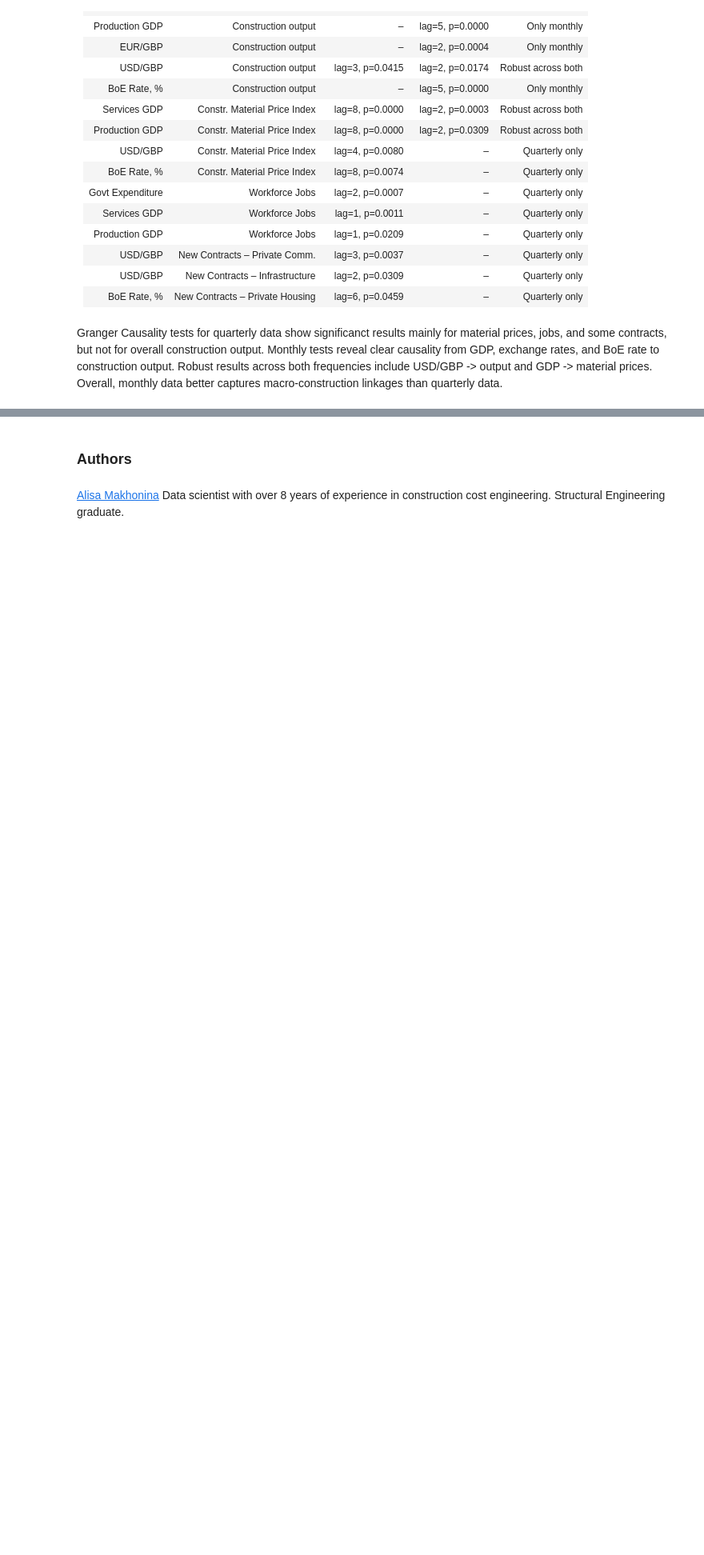
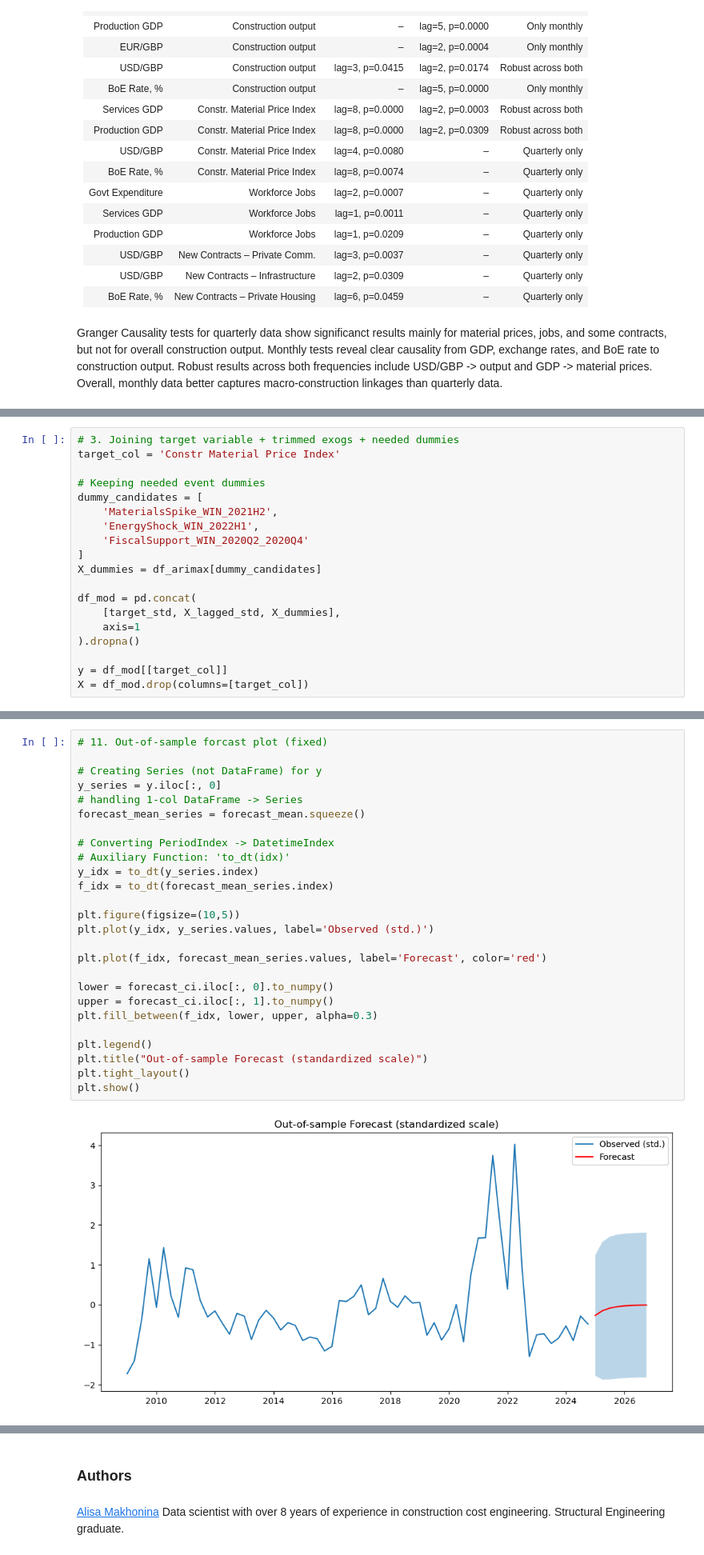
Before and after one commit to Alisa-Makhonina/Macroeconomic_indicators_vs_Construction_indicators, a Jupyter notebook: 5_Modeling.ipynb, the cells around one changed output, grey strips where cells are left out. Shown at 80% size. Saved outputs shown, nothing was run; the diff lists cells and outputs as text; blank space fills up the shorter version.

```diff
--- a/5_Modeling.ipynb
+++ b/5_Modeling.ipynb
@@ -888,0 +1120,19 @@ Granger Causality tests for quarterly data show significanct results mainly for
+# %%
+# 3. Joining target variable + trimmed exogs + needed dummies
+target_col = 'Constr Material Price Index'
+
+# Keeping needed event dummies
+dummy_candidates = [
+    'MaterialsSpike_WIN_2021H2',
+    'EnergyShock_WIN_2022H1',
+    'FiscalSupport_WIN_2020Q2_2020Q4'
+]
+X_dummies = df_arimax[dummy_candidates]
+
+df_mod = pd.concat(
+    [target_std, X_lagged_std, X_dummies],
+    axis=1
+).dropna()
+
+y = df_mod[[target_col]]
+X = df_mod.drop(columns=[target_col])
@@ -888,0 +1281,28 @@ Granger Causality tests for quarterly data show significanct results mainly for
+# %%
+# 11. Out-of-sample forcast plot (fixed)
+
+# Creating Series (not DataFrame) for y
+y_series = y.iloc[:, 0]
+# handling 1-col DataFrame -> Series
+forecast_mean_series = forecast_mean.squeeze()
+
+# Converting PeriodIndex -> DatetimeIndex
+# Auxiliary Function: 'to_dt(idx)'
+y_idx = to_dt(y_series.index)
+f_idx = to_dt(forecast_mean_series.index)
+
+plt.figure(figsize=(10,5))
+plt.plot(y_idx, y_series.values, label='Observed (std.)')
+
+plt.plot(f_idx, forecast_mean_series.values, label='Forecast', color='red')
+
+lower = forecast_ci.iloc[:, 0].to_numpy()
+upper = forecast_ci.iloc[:, 1].to_numpy()
+plt.fill_between(f_idx, lower, upper, alpha=0.3)
+
+plt.legend()
+plt.title("Out-of-sample Forecast (standardized scale)")
+plt.tight_layout()
+plt.show()
+# %% [output]
+[figure, added]
```
Also changed, not shown: parts of 55 cells of this notebook.
